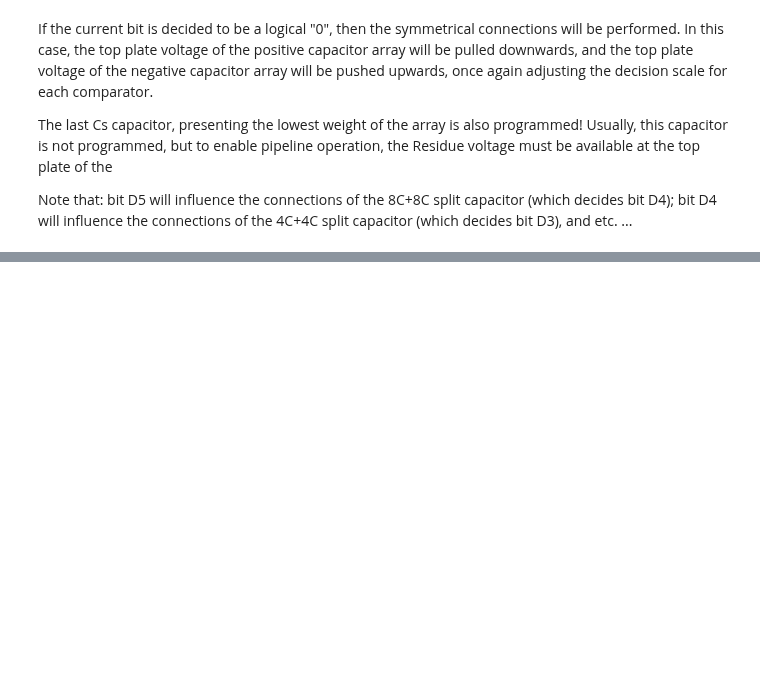
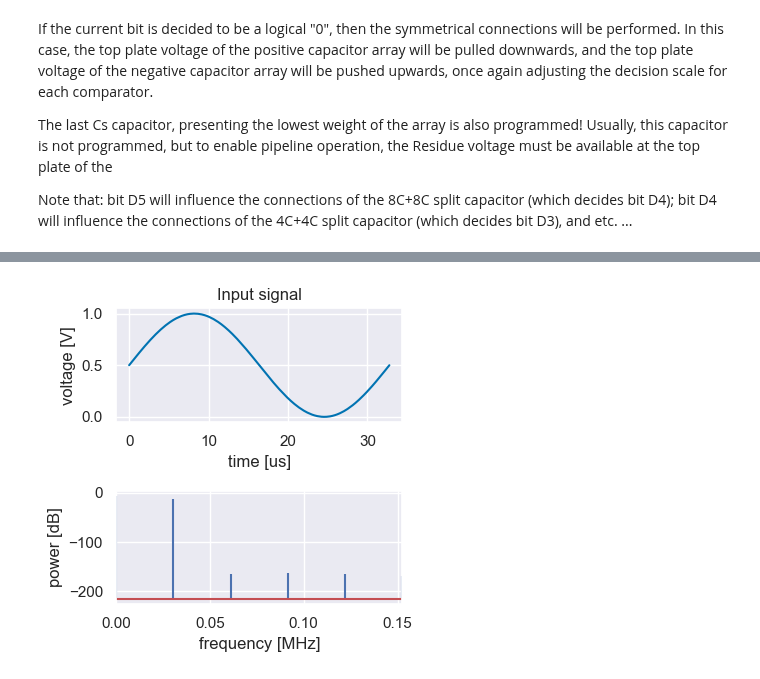
Before and after one commit to das-dias/signal-converters-notebooks, a Jupyter notebook: practical_classes/project_1.ipynb, the cells around one changed output, grey strips where cells are left out. Saved outputs shown, nothing was run; the diff lists cells and outputs as text; code cells hidden in the pictures; blank space fills up the shorter version.

```diff
--- a/practical_classes/project_1.ipynb
+++ b/practical_classes/project_1.ipynb
@@ -58,3 +153,45 @@ There are two main approaches: the long form, that actually describes the true o
 </ul>
 
 </p>
+# %%
+# setup the input signal of the first sub ADC
+A1      = vref/2
+fbin    = 1
+f1      = fbin*(Fs/Np)
+ph1    = 0
+vin1t   = A1*np.sin(2*np.pi*f1*tD + ph1) + vcm
+if ENABLE_NOISE:
+    vin1t = vin1t + vn_in
+
+# compute the spectrum of the input signal
+vin1f           = np.abs(np.fft.fftshift(np.fft.fft(vin1t) / Np))  # [V] # voltage in the frequency axis
+# NOTE: fft(yf) is divided by Np in order to normalize the resulting frequency spectrum from the digital fourier transform
+fD              = np.fft.fftshift(np.fft.fftfreq(Np, Ts))  # [Hz] # frequency axis
+power_vin1f     = (vin1f*vin1f) # [V^2] - square the voltage spectrum to obtain the power spectrum
+power_vinf_dB   = 10 * np.log10(power_vin1f)  # [dB] - convert the power spectrum to dB
+# %%
+# observe the input signal in time and frequency
+fig, ax = plt.subplots(2,1,figsize=(4,4))
+ax[0].plot(tD/us, vin1t, label='input signal in time')
+ax[0].set_xlabel('time [us]')
+ax[0].set_ylabel('voltage [V]')
+ax[0].set_title('Input signal')
+ax[0].grid(True)
+ax[1].stem(
+    fD[fD>=0]/MHz,
+    power_vinf_dB[fD>=0],
+    label='input signal in frequency',
+    bottom=np.min(power_vinf_dB),
+    linefmt="b-",
+    markerfmt="none",
+    basefmt="r-"
+)
+ax[1].grid(True)
+ax[1].set_xlabel('frequency [MHz]')
+ax[1].set_ylabel('power [dB]')
+# close up on the frequency axis
+ax[1].set_xlim([0, 5*f1/MHz])
+plt.tight_layout()
+plt.show()
+# %% [output]
+[figure, added]
```
Also changed, not shown: parts of 9 cells of this notebook, 1 other file.
